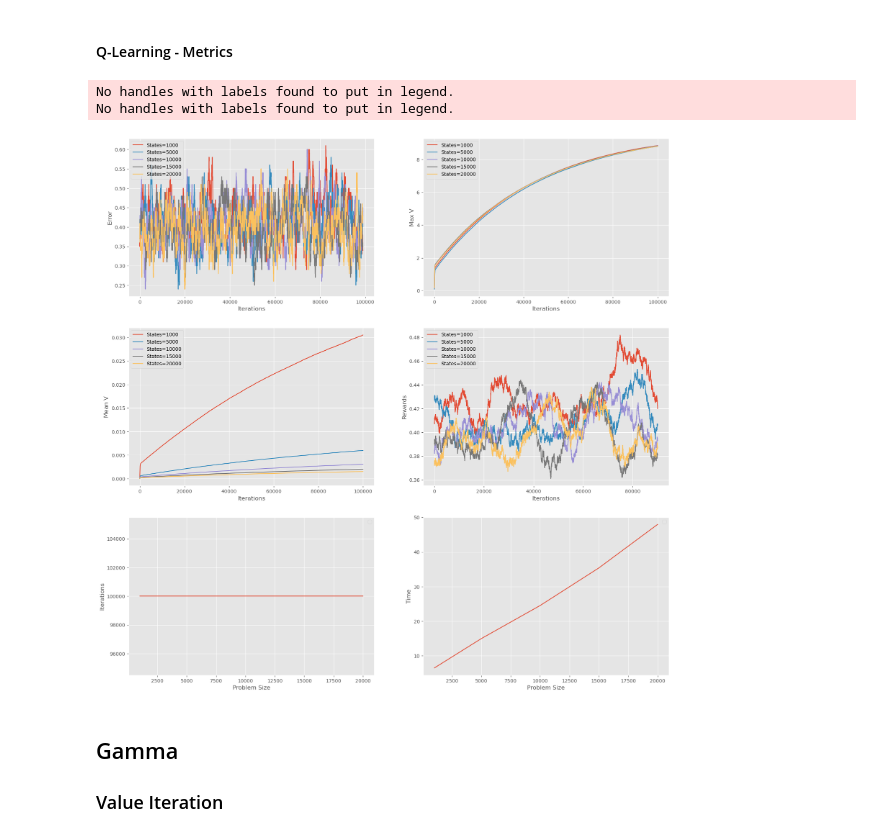
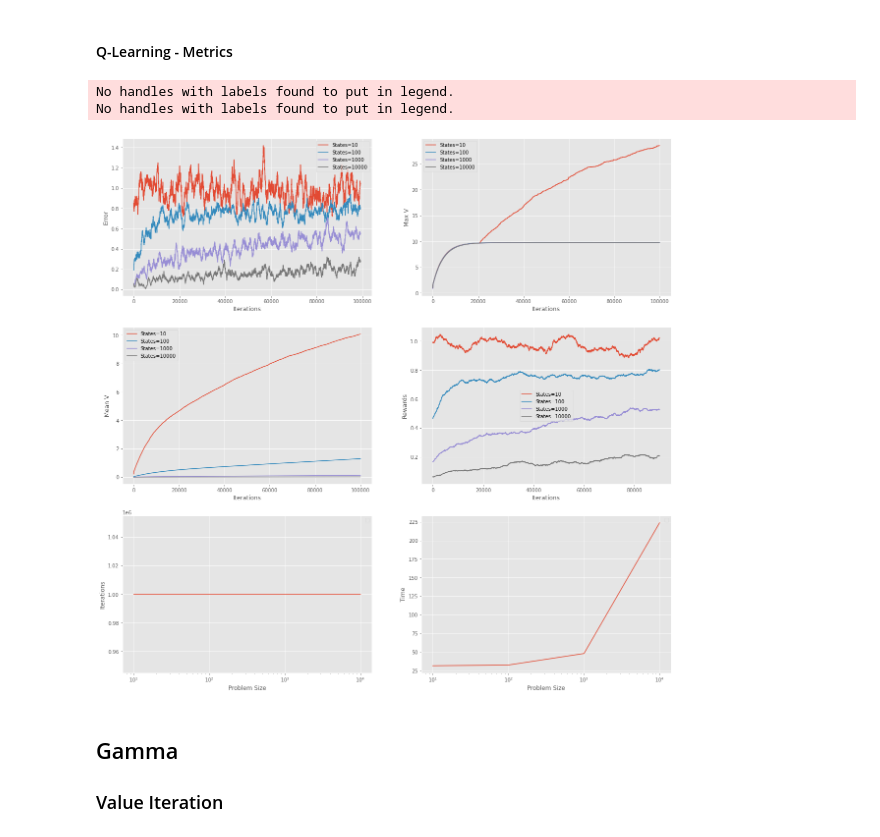
Before and after one commit to prasannspv/Machine-Learning-Notebooks, a Jupyter notebook: Assignment 4/Forest/ForestManagement.ipynb, the cells around one changed output. Drawn from its saved outputs; the diff is of its cells as text; code cells hidden in the pictures.

```diff
--- a/Assignment 4/Forest/ForestManagement.ipynb
+++ b/Assignment 4/Forest/ForestManagement.ipynb
@@ -221,8 +204,8 @@ Epsilon_decay: 0.95
 Epsilon_decay: 0.8
 Epsilon_decay: 0.75
 # %%
-policy, reward = forest(S=100)
-ql = mdp.QLearning(policy, reward, n_iter=100000, gamma=0.95)
+policy, reward = forest(S=1000)
+ql = mdp.QLearning(policy, reward, n_iter=1000000, gamma=0.95)
 ql.run()
 ql_policy = ql.policy
 ql_value = ql.V
@@ -262,8 +245,9 @@ with open("ForestManagement-VI.json") as f:
         maxvs[prob_size] = maxv
         errors[prob_size] = error
 
-    for problem_size in [1000, 5000, 10000, 15000, 20000]:
+    for problem_size in [10,100,1000,10000]:
         problem_size = str(problem_size)
+
         label = f"States={problem_size}"
         ax[0][0].plot(errors[problem_size], label=label)
         ax[0][1].plot(maxvs[problem_size], label=label)
@@ -280,13 +264,16 @@ with open("ForestManagement-VI.json") as f:
         ax[1][1].set_ylabel('Rewards')
 
 
-    ax[2][0].plot([1000, 5000, 10000, 15000, 20000], iterations)
-    ax[2][1].plot([1000, 5000, 10000, 15000, 20000], time)
+    ax[2][0].plot([10,100, 1000, 10000], iterations)
+    ax[2][1].plot([10,100, 1000, 10000], time)
 
     ax[2][0].set_xlabel('Problem Size')
     ax[2][0].set_ylabel('Iterations')
     ax[2][1].set_xlabel('Problem Size')
     ax[2][1].set_ylabel('Time')
+    ax[2][0].set_xscale('log')
+    ax[2][1].set_xscale('log')
+
 
     for i in range(0, 3):
         for j in range(0, 2):
@@ -328,7 +315,7 @@ with open("ForestManagement-PI.json") as f:
         maxvs[prob_size] = maxv
         errors[prob_size] = error
 
-    for problem_size in [1000, 5000, 10000, 15000, 20000]:
+    for problem_size in [10,100, 1000, 10000]:
         problem_size = str(problem_size)
         label = f"States={problem_size}"
         ax[0][0].plot(errors[problem_size], label=label)
@@ -345,13 +332,15 @@ with open("ForestManagement-PI.json") as f:
         ax[1][1].set_xlabel('Iterations')
         ax[1][1].set_ylabel('Rewards')
 
-    ax[2][0].plot([1000, 5000, 10000, 15000, 20000], iterations)
-    ax[2][1].plot([1000, 5000, 10000, 15000, 20000], time)
+    ax[2][0].plot([10,100, 1000, 10000], iterations)
+    ax[2][1].plot([10,100, 1000, 10000], time)
 
     ax[2][0].set_xlabel('Problem Size')
     ax[2][0].set_ylabel('Iterations')
     ax[2][1].set_xlabel('Problem Size')
     ax[2][1].set_ylabel('Time')
+    ax[2][1].set_xscale('log')
+    ax[2][0].set_xscale('log')
 
     for i in range(0, 3):
         for j in range(0, 2):
@@ -393,37 +382,39 @@ with open("ForestManagement-QL.json") as f:
         maxvs[prob_size] = maxv
         errors[prob_size] = error
 
-    for problem_size in [1000, 5000, 10000, 15000, 20000]:
+    for problem_size in [10,100,1000,10000]:
         problem_size = str(problem_size)
         label = f"States={problem_size}"
         ax[0][0].plot(range(0, 99010, 10), np.convolve(rewards[problem_size], np.ones((100,))/100, mode='valid'), label=label)
         ax[0][1].plot(range(0, 100000, 10), maxvs[problem_size], label=label)
         ax[1][0].plot(range(0, 100000, 10), meanvs[problem_size], label=label)
         ax[1][1].plot(range(0, 90010, 10), np.convolve(rewards[problem_size], np.ones((1000,))/1000, mode='valid'), label=label)
 
         ax[0][0].set_xlabel('Iterations')
         ax[0][0].set_ylabel('Error')
         ax[0][1].set_xlabel('Iterations')
         ax[0][1].set_ylabel('Max V')
         ax[1][0].set_xlabel('Iterations')
         ax[1][0].set_ylabel('Mean V')
         ax[1][1].set_xlabel('Iterations')
         ax[1][1].set_ylabel('Rewards')
 
-    ax[2][0].plot([1000, 5000, 10000, 15000, 20000], iterations)
-    ax[2][1].plot([1000, 5000, 10000, 15000, 20000], time)
+    ax[2][0].plot([10,100, 1000, 10000], iterations)
+    ax[2][1].plot([10,100, 1000, 10000], time)
 
     ax[2][0].set_xlabel('Problem Size')
     ax[2][0].set_ylabel('Iterations')
     ax[2][1].set_xlabel('Problem Size')
     ax[2][1].set_ylabel('Time')
+    ax[2][0].set_xscale('log')
+    ax[2][1].set_xscale('log')
     for i in range(0, 3):
         for j in range(0, 2):
             ax[i][j].legend(loc="best")
 # %% [output]
 No handles with labels found to put in legend.
 No handles with labels found to put in legend.
-[figure, old version]
+[figure, new version]
 # %% [markdown]
 ## Gamma
 ### Value Iteration
```
Also changed, not shown: parts of 23 cells of this notebook, 8 other files.
